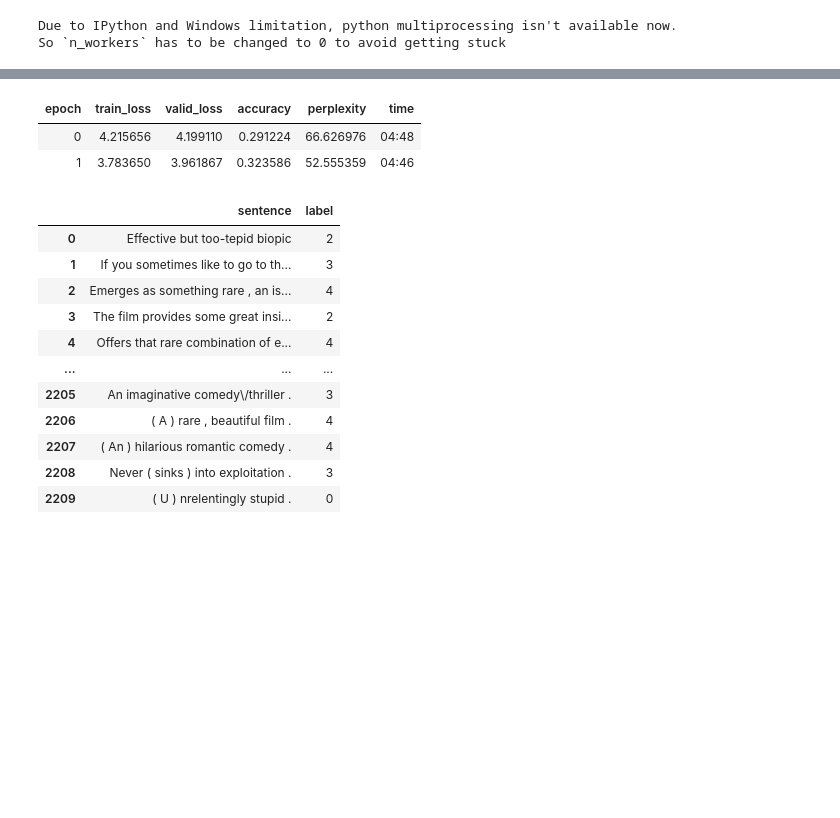
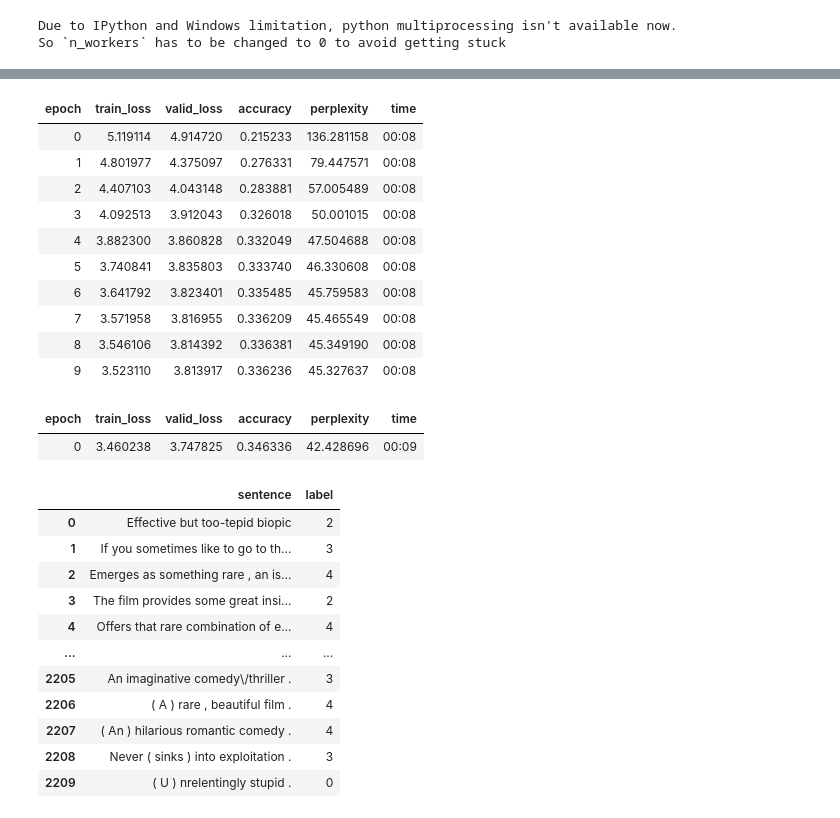
Before and after one commit to JulienGervai/sys843, a Jupyter notebook: sst/ULMFiT/ulmfit sst5.ipynb, the cells around one changed output, grey strips where cells are left out. Drawn from its saved outputs; the diff is of its cells as text; code cells hidden in the pictures; blank space fills up the shorter version.

```diff
--- a/sst/ULMFiT/ulmfit sst5.ipynb
+++ b/sst/ULMFiT/ulmfit sst5.ipynb
@@ -93,2 +84,0 @@ learn.recorder.plot_lr_find(skip_end=15)
-# %%
-learn.fit_one_cycle(1, 2e-2, moms=(0.8,0.7,0.8))
@@ -98,8 +93,16 @@ learn.fit_one_cycle(1, 2e-2, moms=(0.8,0.7,0.8))
+# %%
+learn.fit_one_cycle(10, 0.0025, moms=(0.8,0.7,0.8))
+# %% [output]
+| epoch | train_loss | valid_loss | accuracy | perplexity | time |
+| 0 | 5.119114 | 4.914720 | 0.215233 | 136.281158 | 00:08 |
+| 1 | 4.801977 | 4.375097 | 0.276331 | 79.447571 | 00:08 |
+| 2 | 4.407103 | 4.043148 | 0.283881 | 57.005489 | 00:08 |
+| 3 | 4.092513 | 3.912043 | 0.326018 | 50.001015 | 00:08 |
+| 4 | 3.882300 | 3.860828 | 0.332049 | 47.504688 | 00:08 |
+| 5 | 3.740841 | 3.835803 | 0.333740 | 46.330608 | 00:08 |
+| 6 | 3.641792 | 3.823401 | 0.335485 | 45.759583 | 00:08 |
+| 7 | 3.571958 | 3.816955 | 0.336209 | 45.465549 | 00:08 |
+| 8 | 3.546106 | 3.814392 | 0.336381 | 45.349190 | 00:08 |
+| 9 | 3.523110 | 3.813917 | 0.336236 | 45.327637 | 00:08 |
 # %%
 learn.unfreeze()
-# %%
-learn.fit_one_cycle(2, 2e-2, moms=(0.8,0.7,0.8))
-# %% [output]
-| epoch | train_loss | valid_loss | accuracy | perplexity | time |
-| 0 | 4.215656 | 4.199110 | 0.291224 | 66.626976 | 04:48 |
-| 1 | 3.783650 | 3.961867 | 0.323586 | 52.555359 | 04:46 |
@@ -106,3 +111,8 @@ learn.fit_one_cycle(2, 2e-2, moms=(0.8,0.7,0.8))
+# %%
+learn.fit_one_cycle(1, 0.002, moms=(0.8,0.7,0.8))
+# %% [output]
+| epoch | train_loss | valid_loss | accuracy | perplexity | time |
+| 0 | 3.460238 | 3.747825 | 0.346336 | 42.428696 | 00:09 |
 # %%
 test = pd.read_csv('../sst5/test/test_sst5.csv')
 test
```
Also changed, not shown: parts of 20 cells of this notebook.
